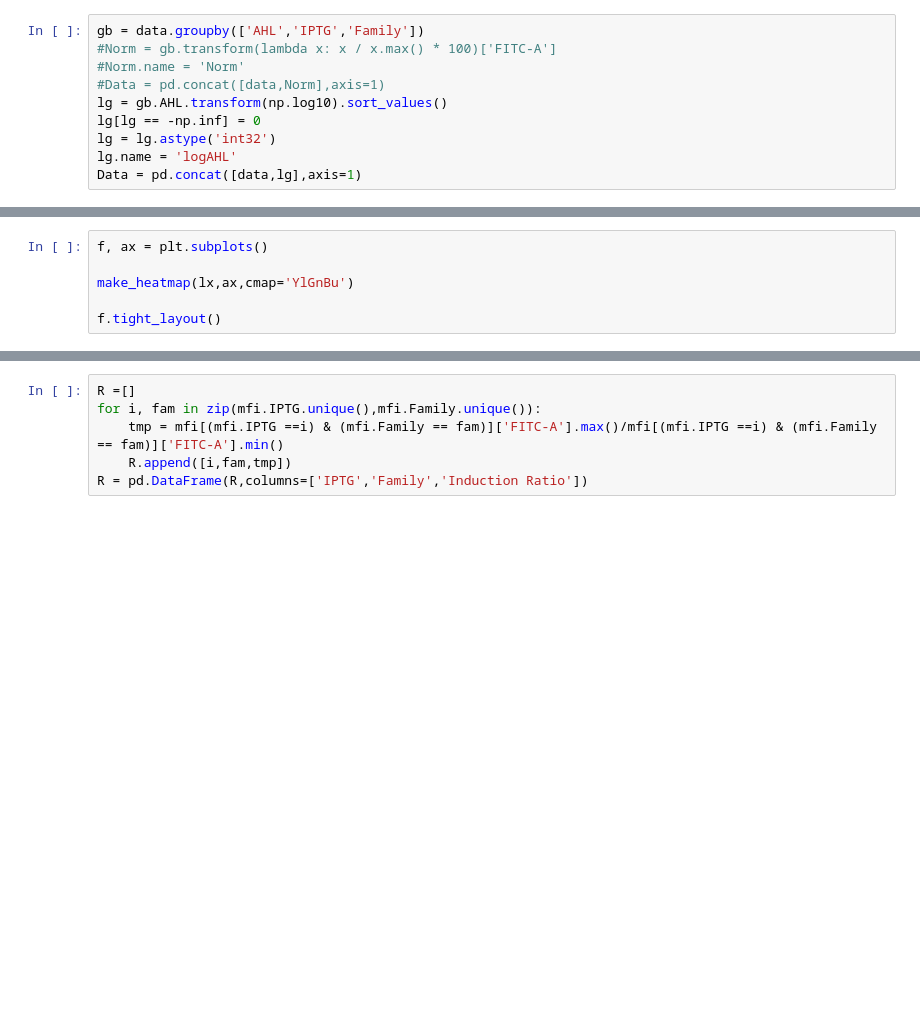
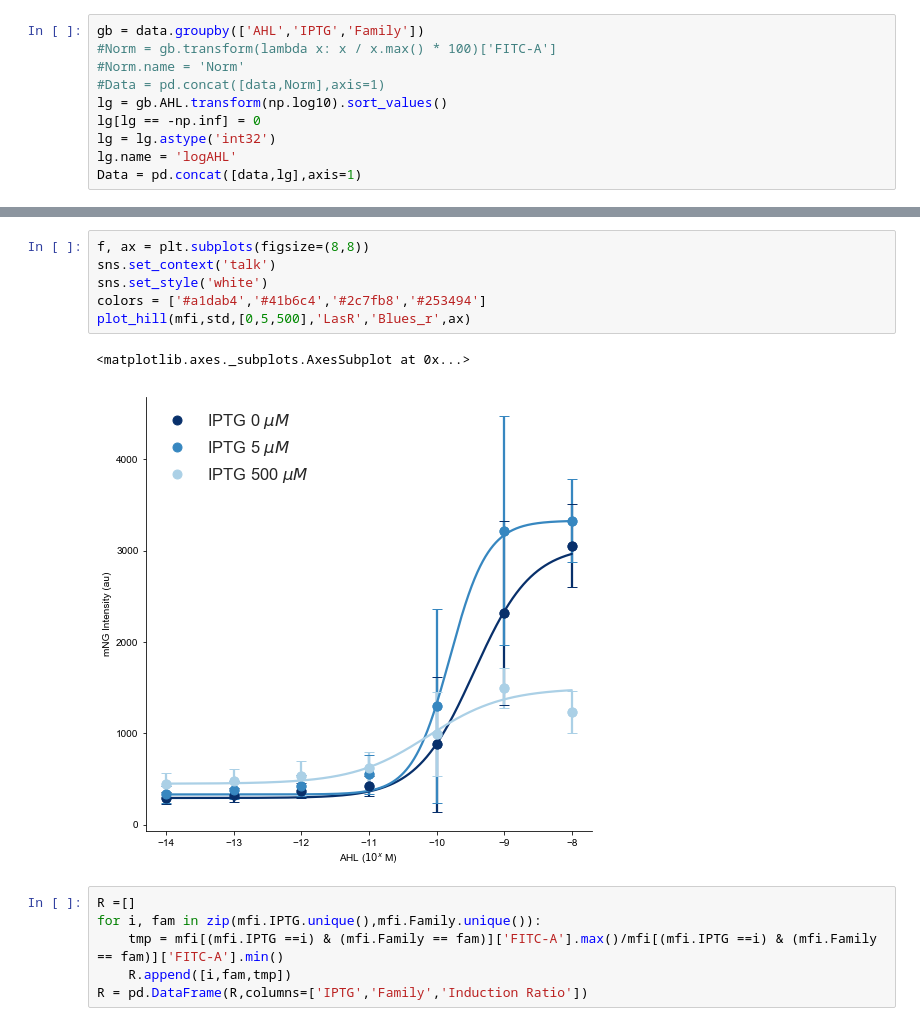
Before and after one commit to Jsakkos/cyano-sync, a Jupyter notebook: Figures/Characterization.ipynb, the cells around one changed output, grey strips where cells are left out. Drawn from its saved outputs; the diff is of its cells as text; blank space fills up the shorter version.

Commit message:
Updated figures and added tarball of fcs runs

```diff
--- a/Figures/Characterization.ipynb
+++ b/Figures/Characterization.ipynb
@@ -163,9 +145,3 @@ def make_heatmap(median_fluorescence,ax=None, **kwargs):
     ax.set_ylabel(r'IPTG ($\mu M$)')
     #f.tight_layout()
     return ax
-# %%
-f, ax = plt.subplots()
-
-make_heatmap(lx,ax,cmap='YlGnBu')
-
-f.tight_layout()
@@ -174,3 +256,12 @@ f.tight_layout()
+# %%
+f, ax = plt.subplots(figsize=(8,8))
+sns.set_context('talk')
+sns.set_style('white')
+colors = ['#a1dab4','#41b6c4','#2c7fb8','#253494']
+plot_hill(mfi,std,[0,5,500],'LasR','Blues_r',ax)
+# %% [output]
+<matplotlib.axes._subplots.AxesSubplot at 0x...>
+[figure, added]
 # %%
 R =[]
 for i, fam in zip(mfi.IPTG.unique(),mfi.Family.unique()):
```
Also changed, not shown: parts of 18 cells of this notebook, 4 other files.
